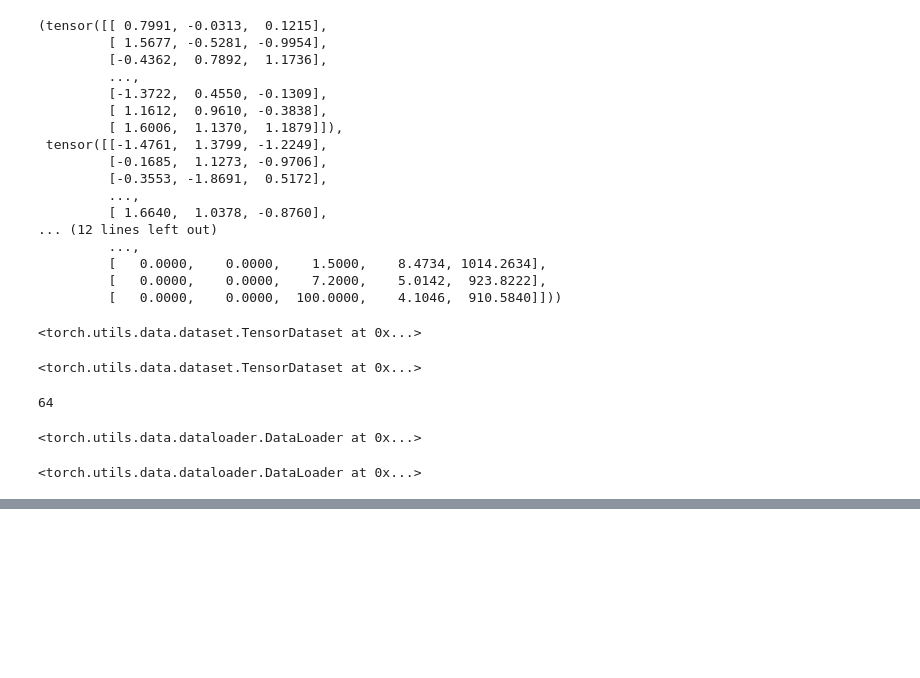
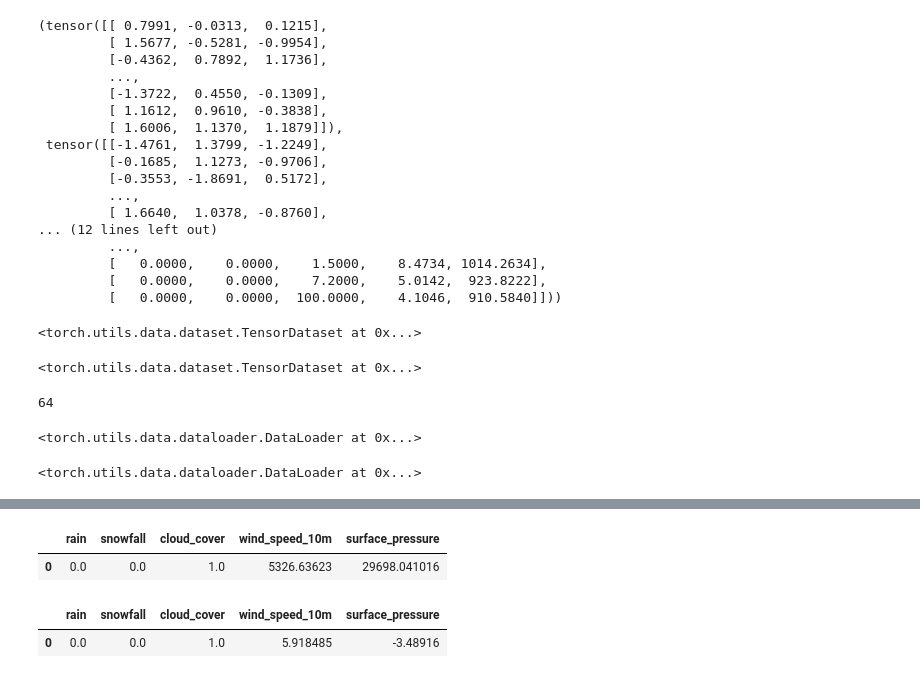
Before and after one commit to jbouveret18/Deep_Weather, a Jupyter notebook: Code.ipynb, the cells around one changed output, grey strips where cells are left out. Cells and saved outputs as stored; diff of their text form; code cells hidden in the pictures; blank space fills up the shorter version.

```diff
--- a/Code.ipynb
+++ b/Code.ipynb
@@ -638,7 +650,17 @@ predictions_numpy_array
 # %%
 # Column names as per your format
 column_names = ['rain', 'snowfall', 'cloud_cover', 'wind_speed_10m', 'surface_pressure']
 
 # Convert NumPy array to DataFrame
-predictions_frame = pd.DataFrame([predictions_numpy_array], columns=column_names)
-predictions_frame
+predictions_frame = pd.DataFrame(predictions_numpy_array, columns=column_names)
+# %% [output]
+|  | rain | snowfall | cloud_cover | wind_speed_10m | surface_pressure |
+| 0 | 0.0 | 0.0 | 1.0 | 5326.63623 | 29698.041016 |
+# %%
+# Normalize the values in predictions_frame
+predictions_frame['wind_speed_10m'] = (predictions_frame['wind_speed_10m'] - min_value) / (max_value - min_value)
+predictions_frame['surface_pressure'] = (predictions_frame['surface_pressure'] - min_surface_pressure) / (max_surface_pressure - min_surface_pressure)
+predictions_frame
+# %% [output]
+|  | rain | snowfall | cloud_cover | wind_speed_10m | surface_pressure |
+| 0 | 0.0 | 0.0 | 1.0 | 5.918485 | -3.48916 |
```
Also changed, not shown: parts of 15 cells of this notebook.
